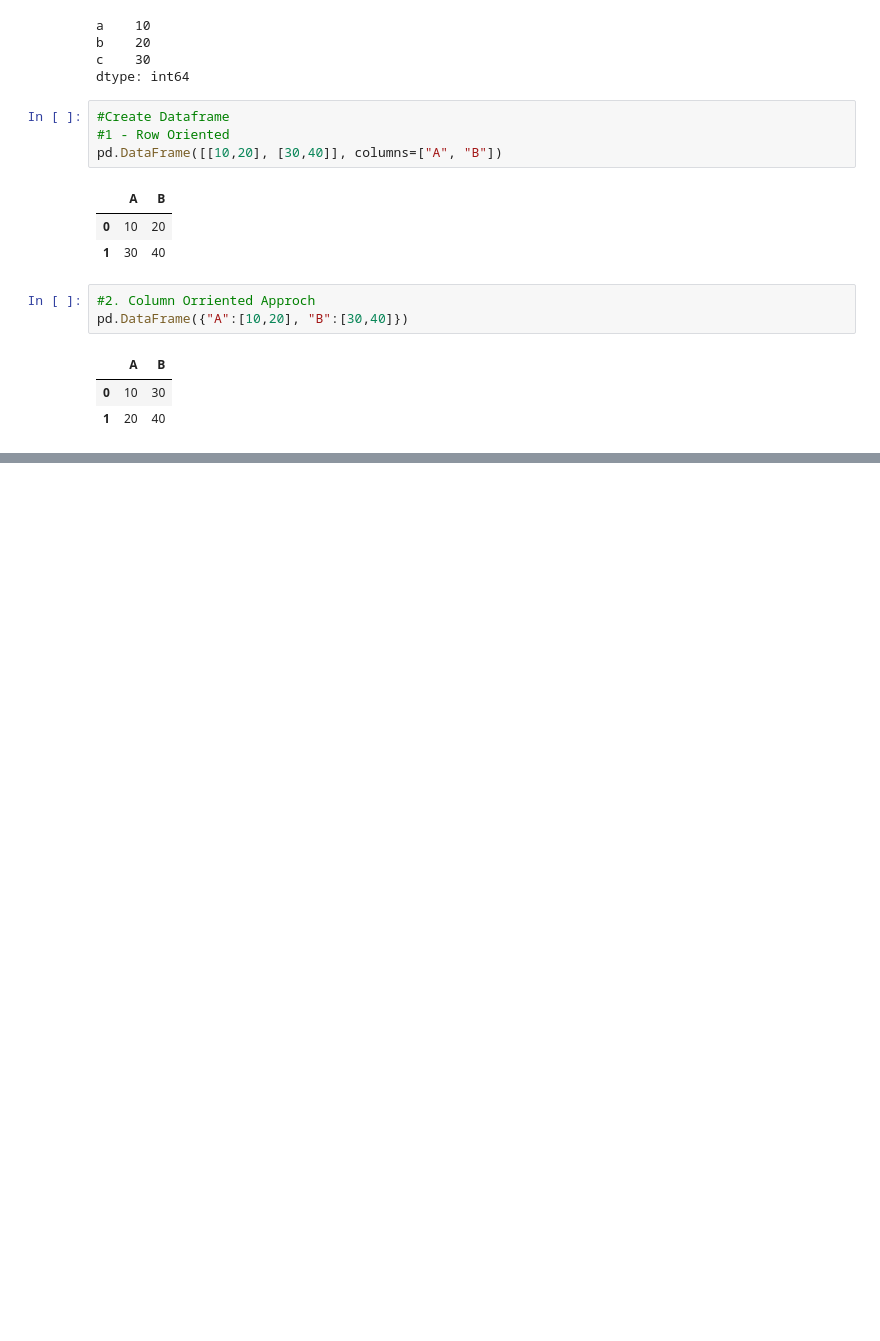
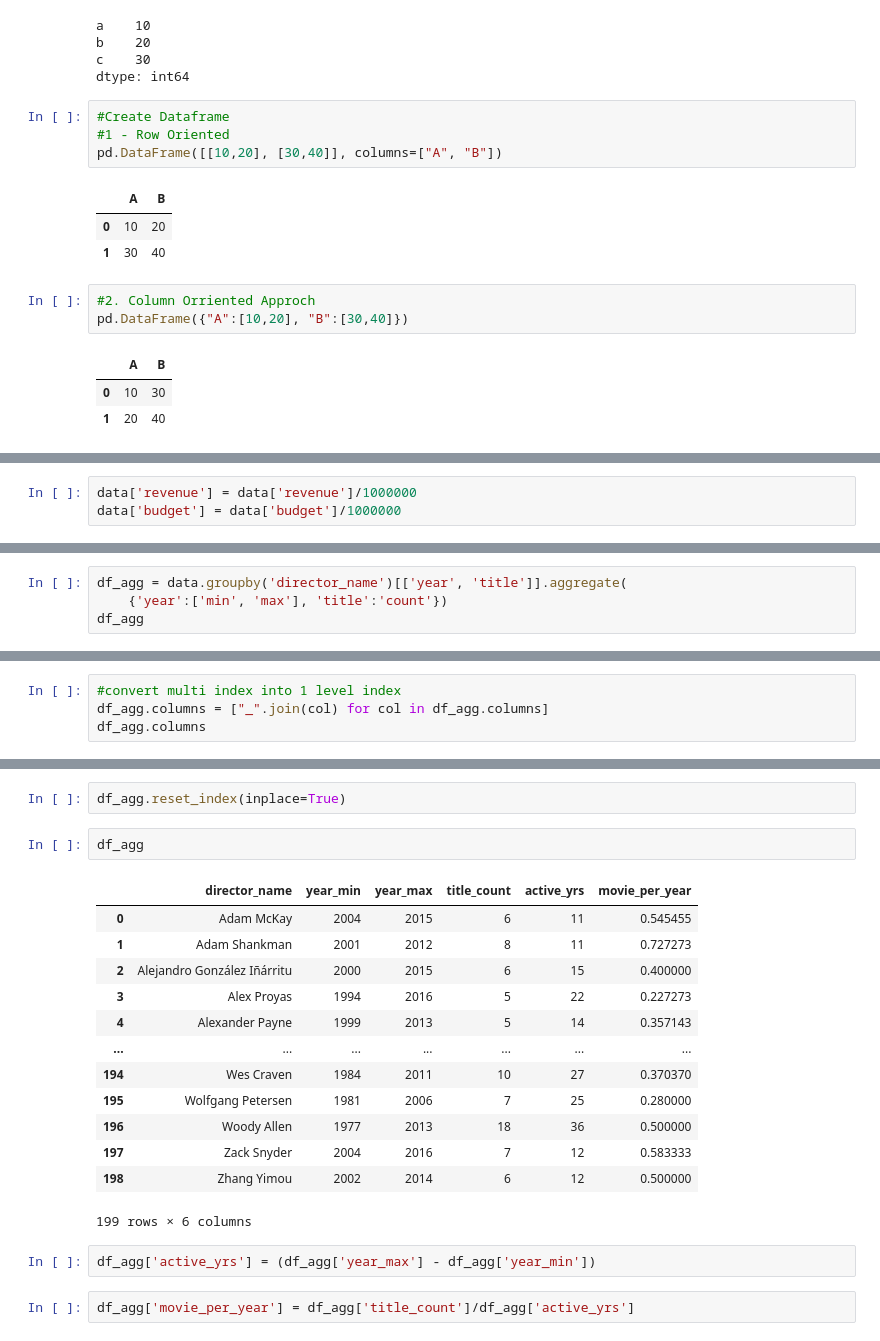
Before and after one commit to VishalDeoPrasad/InterviewBit, a Jupyter notebook: 14. Pandas/Pandas.ipynb, the cells around one changed output, grey strips where cells are left out. Cells and saved outputs as stored; diff of their text form; blank space fills up the shorter version.

```diff
--- a/14. Pandas/Pandas.ipynb
+++ b/14. Pandas/Pandas.ipynb
@@ -531,0 +841,3 @@ pd.DataFrame({"A":[10,20], "B":[30,40]})
+# %%
+data['revenue'] = data['revenue']/1000000
+data['budget'] = data['budget']/1000000
@@ -531,0 +1062,4 @@ pd.DataFrame({"A":[10,20], "B":[30,40]})
+# %%
+df_agg = data.groupby('director_name')[['year', 'title']].aggregate(
+    {'year':['min', 'max'], 'title':'count'})
+df_agg
@@ -531,0 +1089,4 @@ pd.DataFrame({"A":[10,20], "B":[30,40]})
+# %%
+#convert multi index into 1 level index
+df_agg.columns = ["_".join(col) for col in df_agg.columns]
+df_agg.columns
@@ -531,0 +1112,22 @@ pd.DataFrame({"A":[10,20], "B":[30,40]})
+# %%
+df_agg.reset_index(inplace=True)
+# %%
+df_agg
+# %% [output]
+|  | director_name | year_min | year_max | title_count | active_yrs | movie_per_year |
+| 0 | Adam McKay | 2004 | 2015 | 6 | 11 | 0.545455 |
+| 1 | Adam Shankman | 2001 | 2012 | 8 | 11 | 0.727273 |
+| 2 | Alejandro González Iñárritu | 2000 | 2015 | 6 | 15 | 0.400000 |
+| 3 | Alex Proyas | 1994 | 2016 | 5 | 22 | 0.227273 |
+| 4 | Alexander Payne | 1999 | 2013 | 5 | 14 | 0.357143 |
+| ... | ... | ... | ... | ... | ... | ... |
+| 194 | Wes Craven | 1984 | 2011 | 10 | 27 | 0.370370 |
+| 195 | Wolfgang Petersen | 1981 | 2006 | 7 | 25 | 0.280000 |
+| 196 | Woody Allen | 1977 | 2013 | 18 | 36 | 0.500000 |
+| 197 | Zack Snyder | 2004 | 2016 | 7 | 12 | 0.583333 |
+| 198 | Zhang Yimou | 2002 | 2014 | 6 | 12 | 0.500000 |
+199 rows × 6 columns
+# %%
+df_agg['active_yrs'] = (df_agg['year_max'] - df_agg['year_min'])
+# %%
+df_agg['movie_per_year'] = df_agg['title_count']/df_agg['active_yrs']
```
Also changed, not shown: parts of 80 cells of this notebook, 2 other files.
